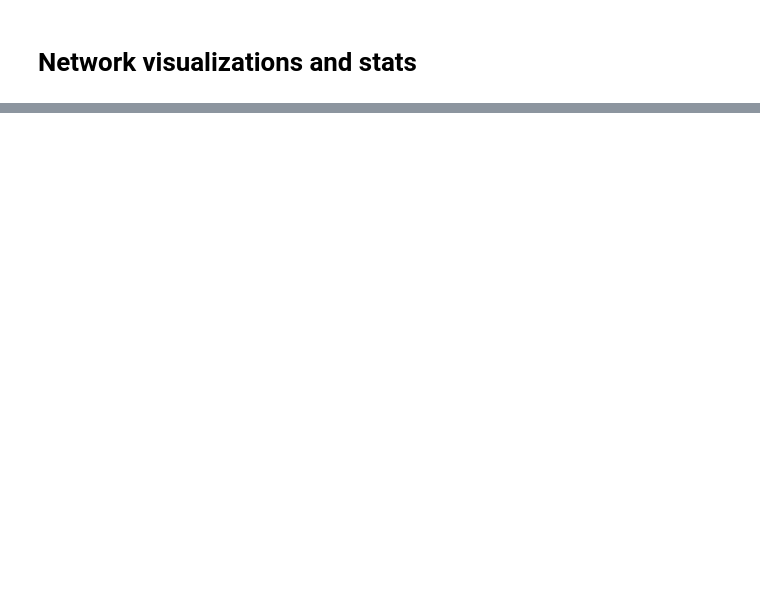
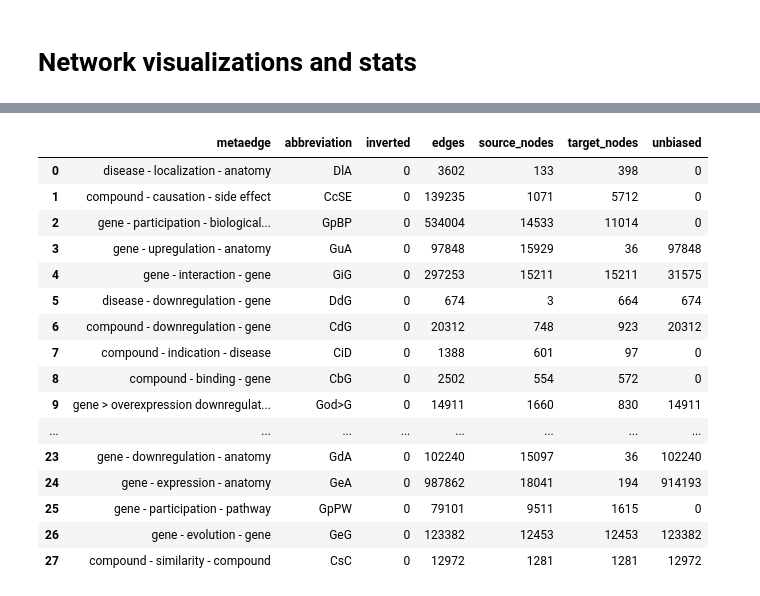
Before and after one commit to dhimmel/integrate, a Jupyter notebook: integrate.ipynb, the cells around one changed output, grey strips where cells are left out. Cells and saved outputs as stored; diff of their text form; code cells hidden in the pictures; blank space fills up the shorter version.

```diff
--- a/integrate.ipynb
+++ b/integrate.ipynb
@@ -653,0 +677,28 @@ hetio.stats.plot_degrees(graph, 'viz/degrees.pdf')
+# %%
+# Summary of metaedges and cooresponding edges
+metaedge_df = hetio.stats.get_metaedge_df(graph)
+rows = list()
+for metaedge, edges in graph.get_metaedge_to_edges().items():
+    unbiased = sum(edge.data['unbiased'] for edge in edges)
+    rows.append({'metaedge': metaedge, 'unbiased': unbiased})
+metaedge_df = metaedge_df.merge(pandas.DataFrame(rows))
+metaedge_df.to_csv('data/summary/metaedges.tsv', sep='\t', index=False)
+metaedge_df.query('inverted == 0').reset_index(drop=True)
+# %% [output]
+|  | metaedge | abbreviation | inverted | edges | source_nodes | target_nodes | unbiased |
+| 0 | disease - localization - anatomy | DlA | 0 | 3602 | 133 | 398 | 0 |
+| 1 | compound - causation - side effect | CcSE | 0 | 139235 | 1071 | 5712 | 0 |
+| 2 | gene - participation - biological... | GpBP | 0 | 534004 | 14533 | 11014 | 0 |
+| 3 | gene - upregulation - anatomy | GuA | 0 | 97848 | 15929 | 36 | 97848 |
+| 4 | gene - interaction - gene | GiG | 0 | 297253 | 15211 | 15211 | 31575 |
+| 5 | disease - downregulation - gene | DdG | 0 | 674 | 3 | 664 | 674 |
+| 6 | compound - downregulation - gene | CdG | 0 | 20312 | 748 | 923 | 20312 |
+| 7 | compound - indication - disease | CiD | 0 | 1388 | 601 | 97 | 0 |
+| 8 | compound - binding - gene | CbG | 0 | 2502 | 554 | 572 | 0 |
+| 9 | gene > overexpression downregulat... | God>G | 0 | 14911 | 1660 | 830 | 14911 |
+| ... | ... | ... | ... | ... | ... | ... | ... |
+| 23 | gene - downregulation - anatomy | GdA | 0 | 102240 | 15097 | 36 | 102240 |
+| 24 | gene - expression - anatomy | GeA | 0 | 987862 | 18041 | 194 | 914193 |
+| 25 | gene - participation - pathway | GpPW | 0 | 79101 | 9511 | 1615 | 0 |
+| 26 | gene - evolution - gene | GeG | 0 | 123382 | 12453 | 12453 | 123382 |
+| 27 | compound - similarity - compound | CsC | 0 | 12972 | 1281 | 1281 | 12972 |
```
Also changed, not shown: parts of 5 cells of this notebook, 10 other files.
